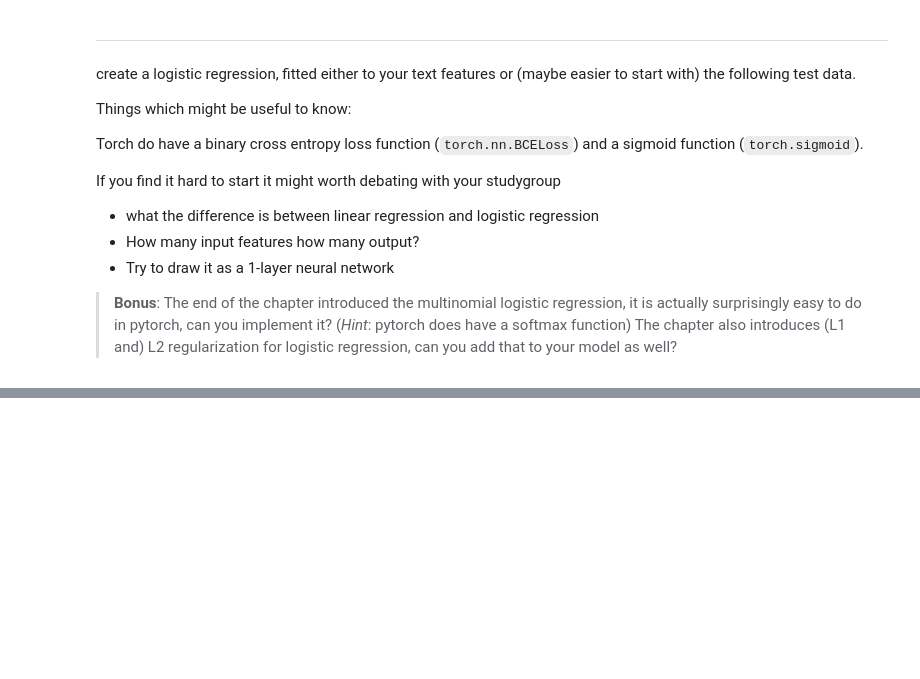
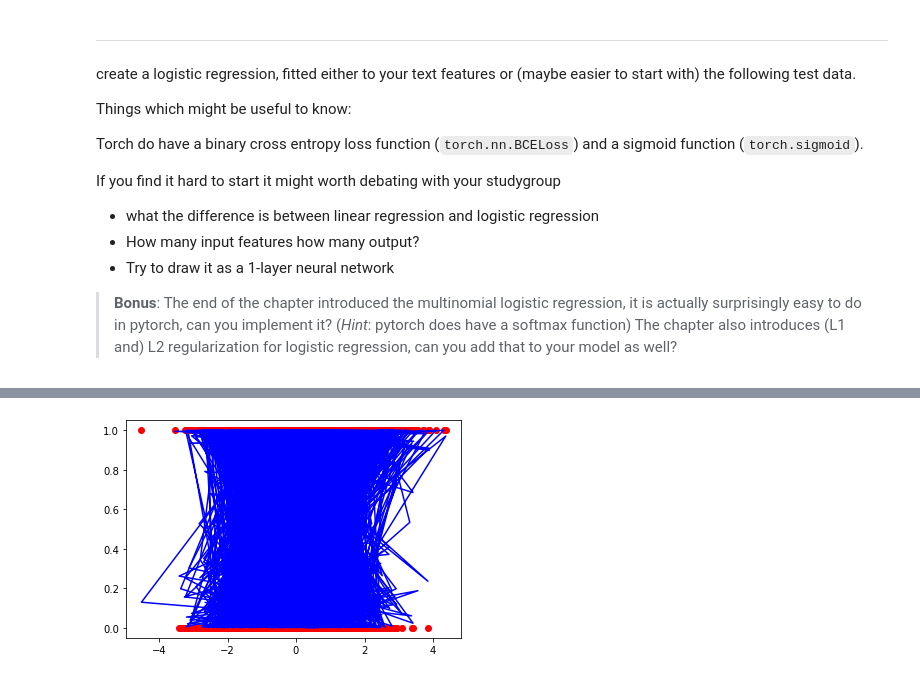
Before and after one commit to signekb/NLP-E21, a Jupyter notebook: syllabus/classes/class4/class4.ipynb, the cells around one changed output, grey strips where cells are left out. Saved outputs shown, nothing was run; the diff lists cells and outputs as text; code cells hidden in the pictures; blank space fills up the shorter version.

```diff
--- a/syllabus/classes/class4/class4.ipynb
+++ b/syllabus/classes/class4/class4.ipynb
@@ -270,0 +337,7 @@ plt.scatter(X_numpy[:, 0], X_numpy[:, 1], marker='o', c=y_numpy,
+# %%
+# 1) create model
+from torch import nn
+# 1) Linear model
+input_size = n_features # 10 features
+output_size = 1 # one output which tells us the prop
+model = nn.Linear(input_size, output_size) # a linear layer
@@ -270,0 +383,9 @@ plt.scatter(X_numpy[:, 0], X_numpy[:, 1], marker='o', c=y_numpy,
+# %%
+# 4) Plot
+predicted = torch.sigmoid(model(X)).detach().numpy()
+
+plt.plot(X_numpy, y_numpy, 'ro')
+plt.plot(X_numpy, predicted, 'b')
+plt.show()
+# %% [output]
+[figure, added]
```
Also changed, not shown: parts of 12 cells of this notebook.
